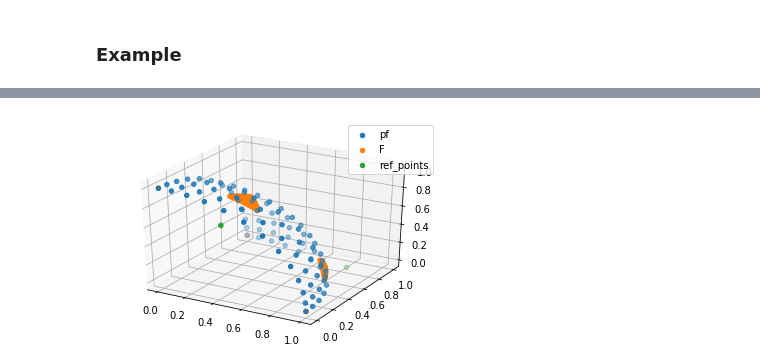
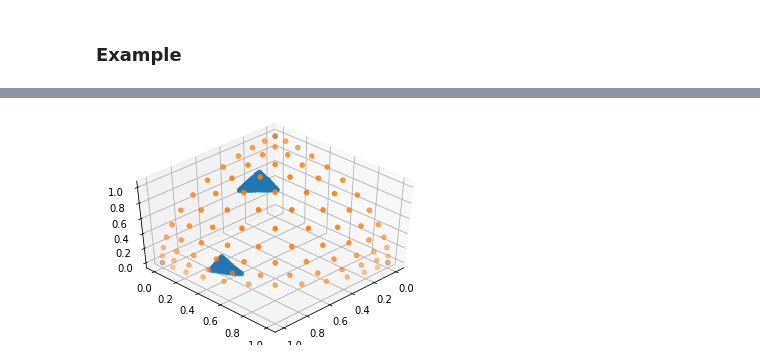
Before and after one commit to anyoptimization/pymoo, a Jupyter notebook: doc/source/algorithms/rnsga3.ipynb, the cells around one changed output, grey strips where cells are left out. Cells and saved outputs as stored; diff of their text form; code cells hidden in the pictures.

```diff
--- a/doc/source/algorithms/rnsga3.ipynb
+++ b/doc/source/algorithms/rnsga3.ipynb
@@ -53,24 +57,31 @@ plotting.plot(pf, res.F, ref_points, reference_directions, show=True, labels=['p
 # %%
 from pymop.factory import UniformReferenceDirectionFactory
+import matplotlib.pyplot as plt
 
+# Get problem
 problem = get_problem("dtlz4", n_var=12, n_obj=3)
+
+# Define reference points and reference directions
+ref_points = np.array([[1.0, 0.5, 0.2], [0.3, 0.2, 0.6]])
 ref_dirs = UniformReferenceDirectionFactory(3, n_points=91).do()
 pf = problem.pareto_front(ref_dirs)
 
-# create the reference directions to be used for the optimization
-ref_points = np.array([[1.0, 0.5, 0.2], [0.3, 0.2, 0.6]])
+# Get Algorithm
+alg = get_algorithm('rnsga3',
+                       ref_points=ref_points,
+                       pop_per_ref_point=91,
+                       mu=0.1)
 
 res = minimize(problem,
-               method='rnsga3',
-               method_args={
-                   'ref_points': ref_points,
-                   'pop_per_ref_point': 91,
-                   'mu': 0.1
-               },
-               termination=('n_gen', 400),
+               method=alg,
+               termination=('n_gen', 300),
                pf=pf,
                disp=False)
 
-plotting.plot(pf, res.F, ref_points, show=True, labels=['pf', 'F', 'ref_points'])
+# plotting.plot(pf, res.F, ref_points, show=True, labels=['pf', 'F', 'ref_points'])
-# %% [output]
-[figure, removed]
+# %%
+ax = plotting.plot(res.F, pf, show=False)
+ax.view_init(45, 45)
+plt.show()
+# %% [output]
+[figure, added]
```
Also changed, not shown: parts of 1 cell of this notebook, 1 other file.
